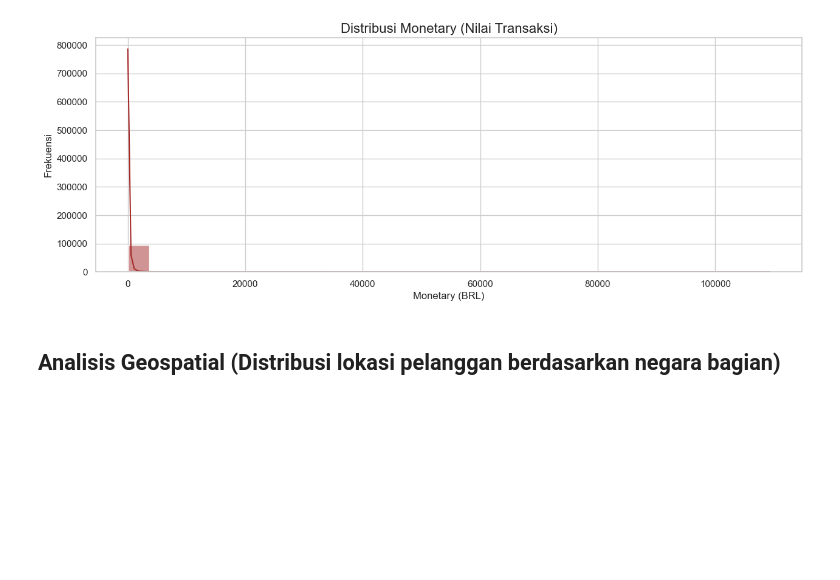
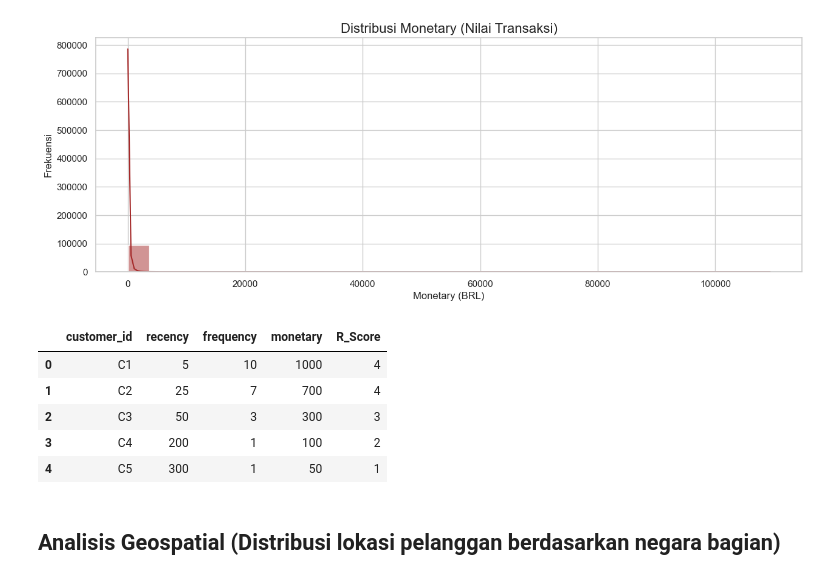
Before and after one commit to anisabintang/Dicoding-AnalisisData, a Jupyter notebook: notebook.ipynb, the cells around one changed output. Cells and saved outputs as stored; diff of their text form; code cells hidden in the pictures; blank space fills up the shorter version.

```diff
--- a/notebook.ipynb
+++ b/notebook.ipynb
@@ -530,3 +639,12 @@ plt.show()
+# %%
+rfm
+# %% [output]
+|  | customer_id | recency | frequency | monetary | R_Score |
+| 0 | C1 | 5 | 10 | 1000 | 4 |
+| 1 | C2 | 25 | 7 | 700 | 4 |
+| 2 | C3 | 50 | 3 | 300 | 3 |
+| 3 | C4 | 200 | 1 | 100 | 2 |
+| 4 | C5 | 300 | 1 | 50 | 1 |
 # %% [markdown]
 ## Analisis Geospatial (Distribusi lokasi pelanggan berdasarkan negara bagian)
 # %%
```
Also changed, not shown: parts of 16 cells of this notebook, 1 other file.
